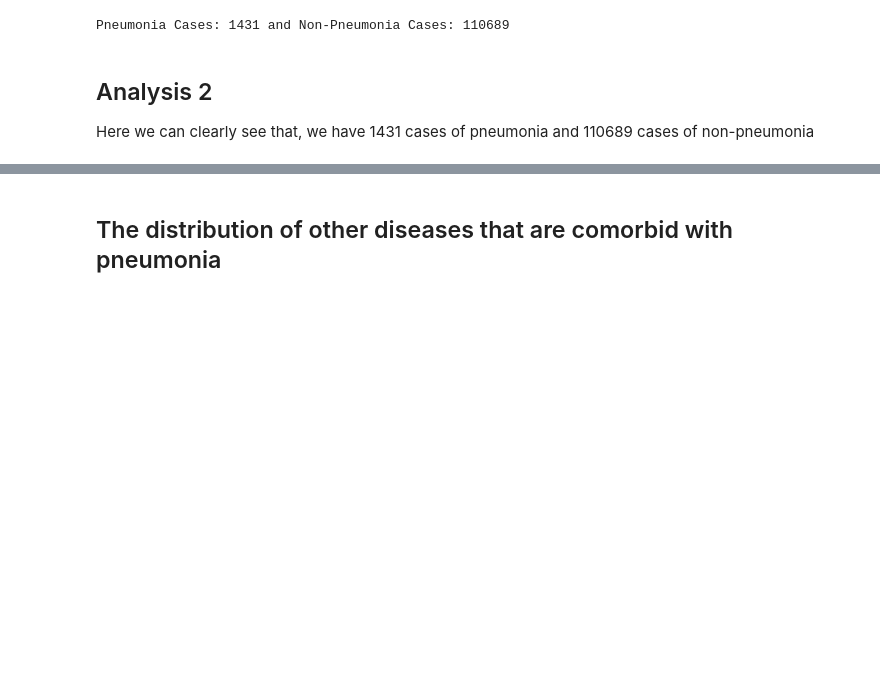
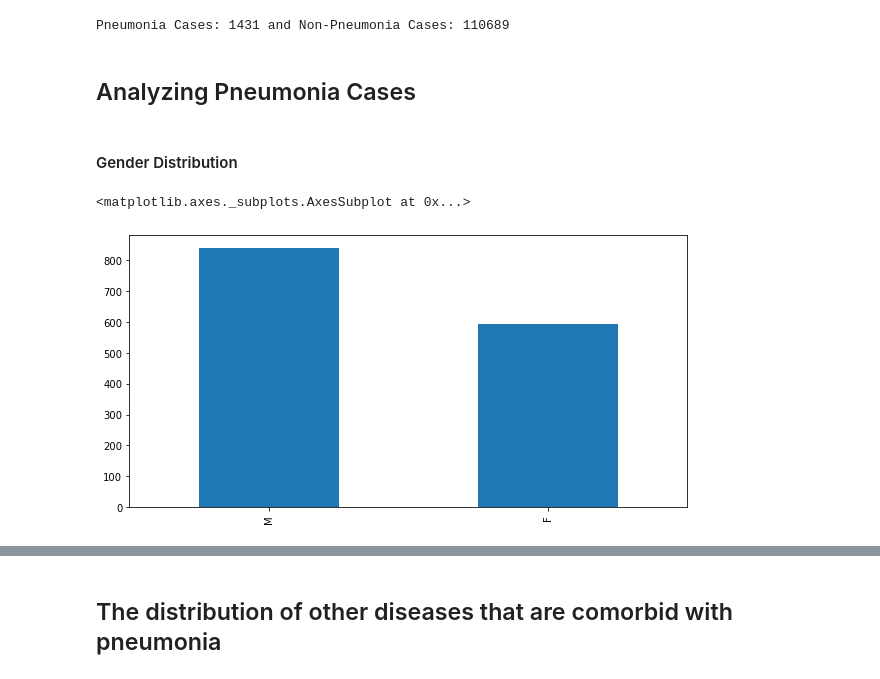
Before and after one commit to abdulmalikadeyemo/AI-for-Healthcare, a Jupyter notebook: Applying AI to 2D Medical Imaging Data/Course Project - Pneumonia Detection from Chest X-Rays/EDA.ipynb, the cells around one changed output, grey strips where cells are left out. Drawn from its saved outputs; the diff is of its cells as text; code cells hidden in the pictures; blank space fills up the shorter version.

```diff
--- a/Applying AI to 2D Medical Imaging Data/Course Project - Pneumonia Detection from Chest X-Rays/EDA.ipynb
+++ b/Applying AI to 2D Medical Imaging Data/Course Project - Pneumonia Detection from Chest X-Rays/EDA.ipynb
@@ -196,7 +196,13 @@ neg_cnt = all_xray_df['Patient ID'][all_xray_df['Pneumonia'] == 0].value_counts(
 print('Pneumonia Cases: %s and Non-Pneumonia Cases: %s' % (pos_cnt, neg_cnt))
 # %% [output]
 Pneumonia Cases: 1431 and Non-Pneumonia Cases: 110689
-# %% [markdown]
-## Analysis 2
-
-Here we can clearly see that, we have 1431 cases of pneumonia and 110689 cases of non-pneumonia
+# %% [markdown]
+## Analyzing Pneumonia Cases
+# %% [markdown]
+#### Gender Distribution
+# %%
+plt.figure(figsize=(10,5))
+all_xray_df[all_xray_df['Pneumonia'] == 1]['Patient Gender'].value_counts().plot(kind='bar')
+# %% [output]
+<matplotlib.axes._subplots.AxesSubplot at 0x...>
+[figure, added]
```
Also changed, not shown: parts of 11 cells of this notebook, 1 other file.
